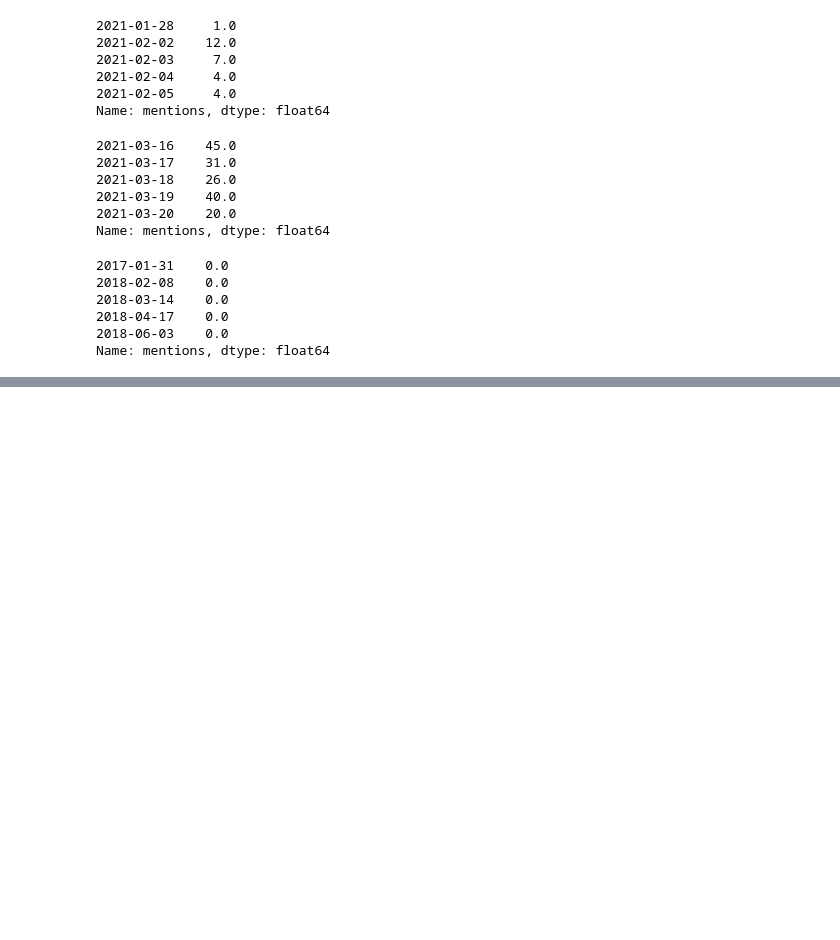
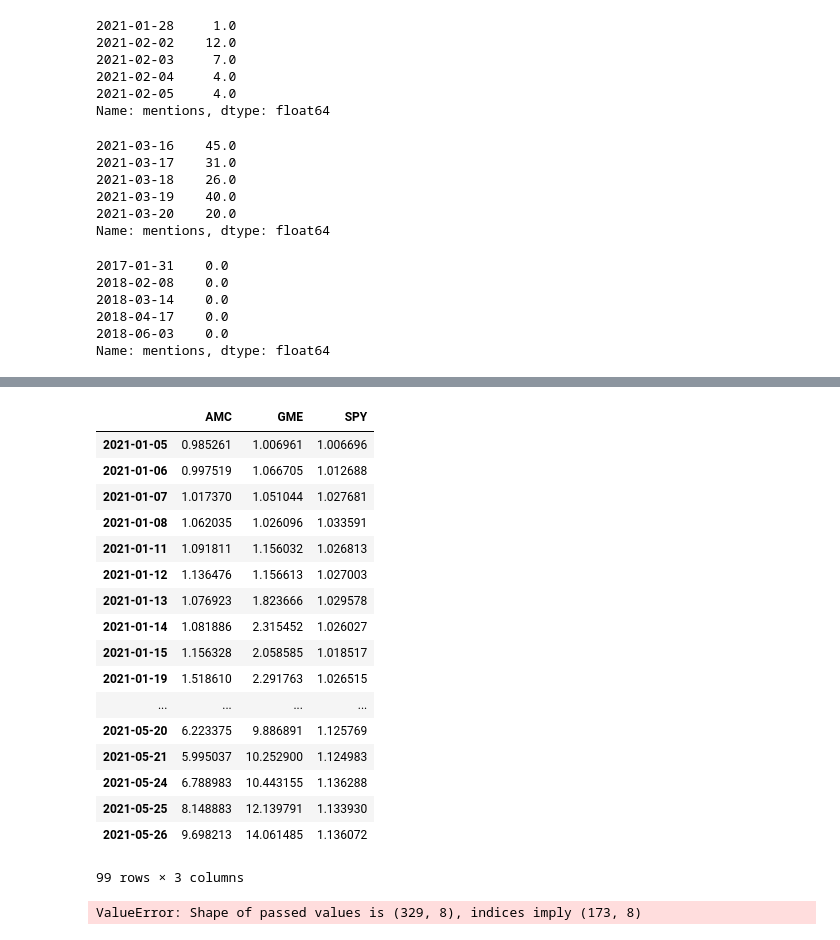
Before and after one commit to iAmSeanzie/Group_MemeStock_Project, a Jupyter notebook: Reddit_API/ConcacCSV.ipynb, the cells around one changed output, grey strips where cells are left out. Drawn from its saved outputs; the diff is of its cells as text; code cells hidden in the pictures; blank space fills up the shorter version.

```diff
--- a/Reddit_API/ConcacCSV.ipynb
+++ b/Reddit_API/ConcacCSV.ipynb
@@ -86,0 +129,27 @@ combined_df
+# %%
+cumulateret_df = pkl.load(open('cumulativeret.pkl', 'rb'))
+cumulateret_df
+# %% [output]
+|  | AMC | GME | SPY |
+| 2021-01-05 | 0.985261 | 1.006961 | 1.006696 |
+| 2021-01-06 | 0.997519 | 1.066705 | 1.012688 |
+| 2021-01-07 | 1.017370 | 1.051044 | 1.027681 |
+| 2021-01-08 | 1.062035 | 1.026096 | 1.033591 |
+| 2021-01-11 | 1.091811 | 1.156032 | 1.026813 |
+| 2021-01-12 | 1.136476 | 1.156613 | 1.027003 |
+| 2021-01-13 | 1.076923 | 1.823666 | 1.029578 |
+| 2021-01-14 | 1.081886 | 2.315452 | 1.026027 |
+| 2021-01-15 | 1.156328 | 2.058585 | 1.018517 |
+| 2021-01-19 | 1.518610 | 2.291763 | 1.026515 |
+| ... | ... | ... | ... |
+| 2021-05-20 | 6.223375 | 9.886891 | 1.125769 |
+| 2021-05-21 | 5.995037 | 10.252900 | 1.124983 |
+| 2021-05-24 | 6.788983 | 10.443155 | 1.136288 |
+| 2021-05-25 | 8.148883 | 12.139791 | 1.133930 |
+| 2021-05-26 | 9.698213 | 14.061485 | 1.136072 |
+99 rows × 3 columns
+# %%
+returnmentions_df = pd.concat([combined_df, cumulateret_df], join = 'inner', axis = 'columns')
+returnmentions_df.head()
+# %% [output]
+ValueError: Shape of passed values is (329, 8), indices imply (173, 8)
```
Also changed, not shown: parts of 5 cells of this notebook, 11 other files.
